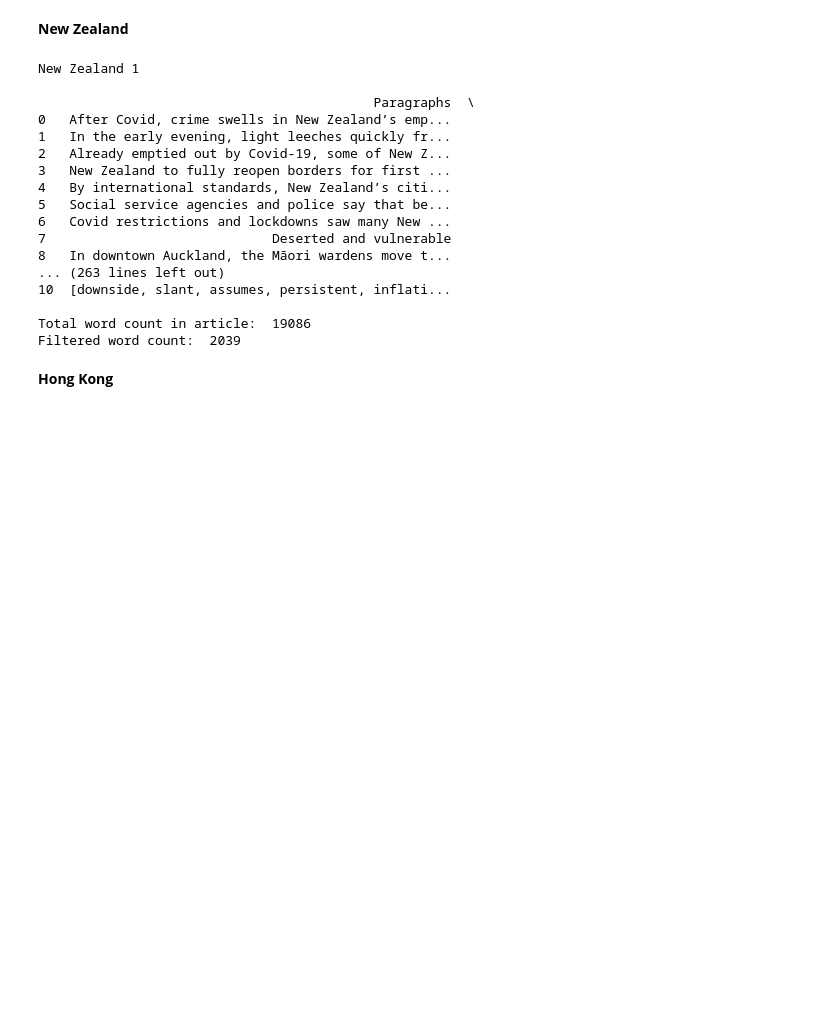
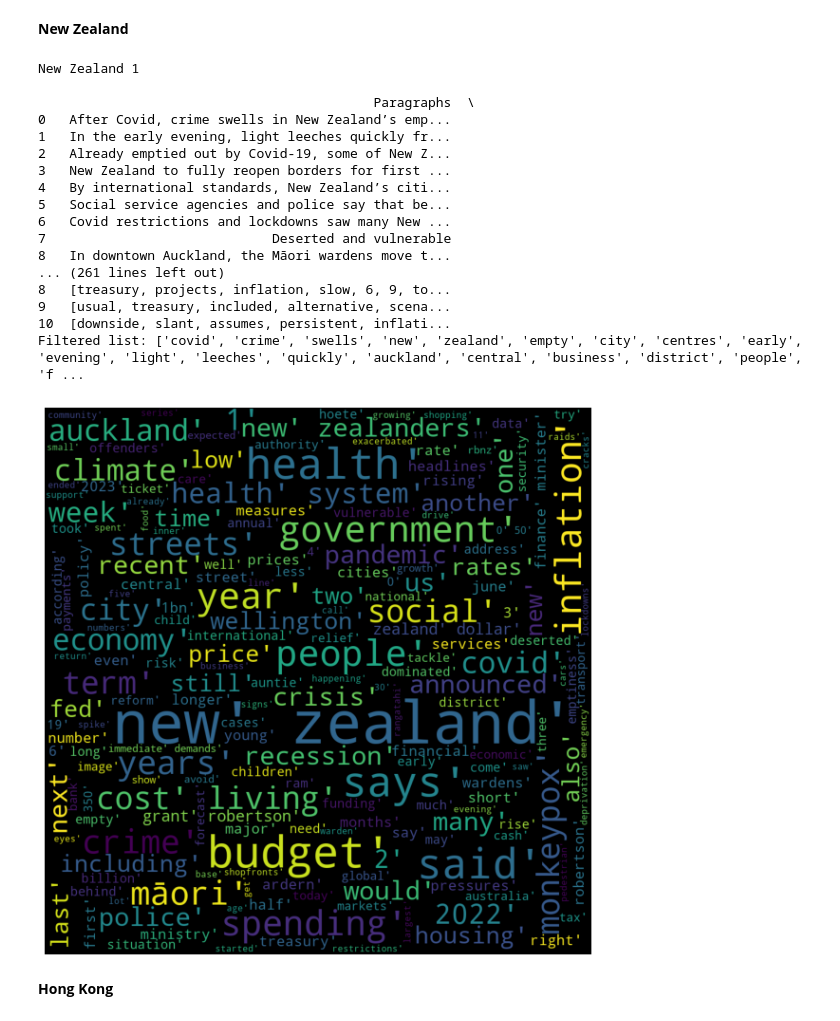
Before and after one commit to ChaiNamChi0624/Moonbucks-G1, a Jupyter notebook: Algo_Pblm_1.ipynb, the cells around one changed output. Drawn from its saved outputs; the diff is of its cells as text; code cells hidden in the pictures; blank space fills up the shorter version.

```diff
--- a/Algo_Pblm_1.ipynb
+++ b/Algo_Pblm_1.ipynb
@@ -131,14 +156,14 @@ Filtered word count:  2500
 # %%
 cnt = 1
 for i in range(5):
-    df = pd.read_csv(r"C:/Users/hozhi/OneDrive - 365.um.edu.my/UM/WIA2005_ADA/Group/data/NZ {0}.txt".format(cnt), delimiter='\t', header=None)
+    df = pd.read_csv(r"/content/NZ {0}.txt".format(cnt), delimiter='\t', header=None)
     df.columns = ['Paragraphs']
     print(f"\nNew Zealand {cnt}\n")
     cnt += 1
     # calculate total word count of article
     for j in range(len(df.index)):
       article = [paragraphs for paragraphs in df['Paragraphs']]
-      article_word_cnt += article[j]
+      article_word_cnt_NZ += article[j]
 
     # convert the paragraphs into token
     def tokenize(text):
@@ -147,41 +172,46 @@ for i in range(5):
     df['Tokenized message'] = df['Paragraphs'].apply(lambda x: tokenize(x.lower()))
 
     #remove stopwords and empty strings from the list
     def removeStopwords(tokenized):
       filtered = [i for i in tokenized if i not in stop_words]
       while " " in all_lists_NZ:
           all_lists_NZ.remove(" ")
       return filtered
     # get filtered word list
     df['Filtered'] = df['Tokenized message'].apply(lambda x: removeStopwords(x))
     print(df)
     for j in range(len(df.index)):
       all_words = [paragraphs for paragraphs in df['Filtered']]
       all_lists_NZ += all_words[j]
 
+print(f'Filtered list: {all_lists_NZ}')
 
-print("\nTotal word count in article: ", len(article_word_cnt))
-# print(all_lists_NZ)
-article_word_cnt.clear()
-print("Filtered word count: ", len(all_lists_NZ))
+wordcloud = WordCloud(width = 1000, height = 1000,
+                      min_font_size = 10).generate(str(all_lists_NZ))
+plt.figure(figsize=(8,8), facecolor=None)
+plt.imshow(wordcloud)
+plt.axis('off')
+plt.tight_layout(pad = 0)
+plt.show()
 # %% [output]
 New Zealand 1
 
                                            Paragraphs  \
 0   After Covid, crime swells in New Zealand’s emp...
 1   In the early evening, light leeches quickly fr...
 2   Already emptied out by Covid-19, some of New Z...
 3   New Zealand to fully reopen borders for first ...
 4   By international standards, New Zealand’s citi...
 5   Social service agencies and police say that be...
 6   Covid restrictions and lockdowns saw many New ...
 7                             Deserted and vulnerable
 8   In downtown Auckland, the Māori wardens move t...
-... (263 lines left out)
+... (261 lines left out)
+8   [treasury, projects, inflation, slow, 6, 9, to...
+9   [usual, treasury, included, alternative, scena...
 10  [downside, slant, assumes, persistent, inflati...
-
-Total word count in article:  19086
-Filtered word count:  2039
+Filtered list: ['covid', 'crime', 'swells', 'new', 'zealand', 'empty', 'city', 'centres', 'early', 'evening', 'light', 'leeches', 'quickly', 'auckland', 'central', 'business', 'district', 'people', 'f ...
+[figure, added]
 # %% [markdown]
 **Hong Kong**
 # %%
```
Also changed, not shown: parts of 17 cells of this notebook, 27 other files.
